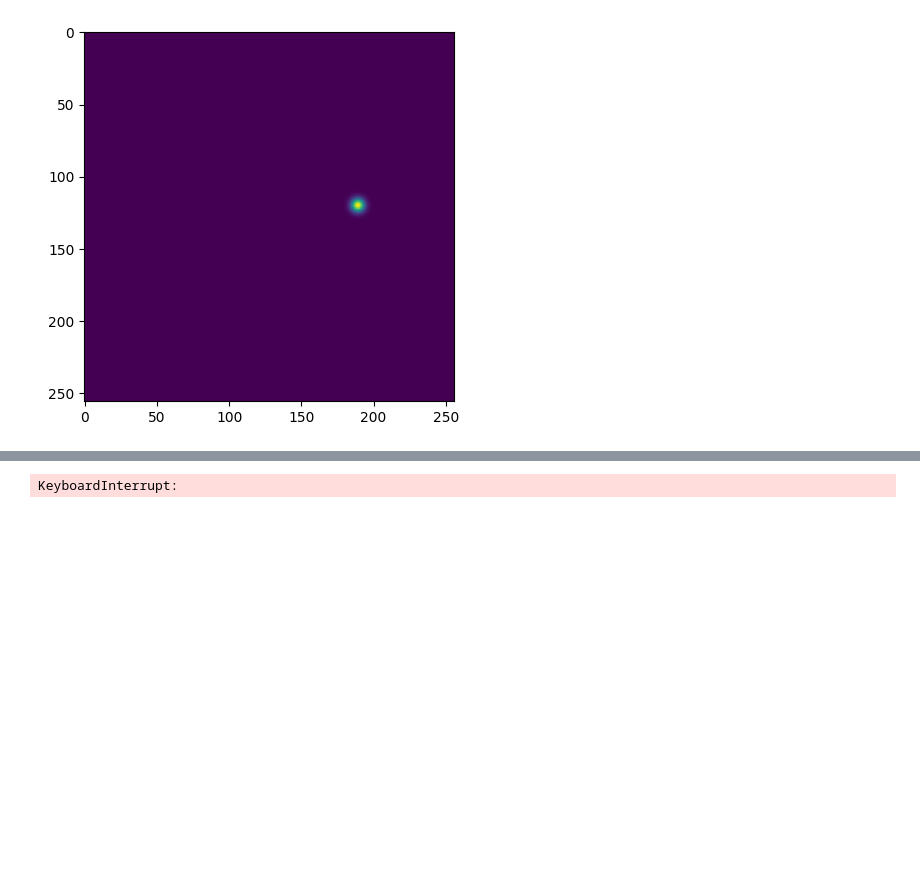
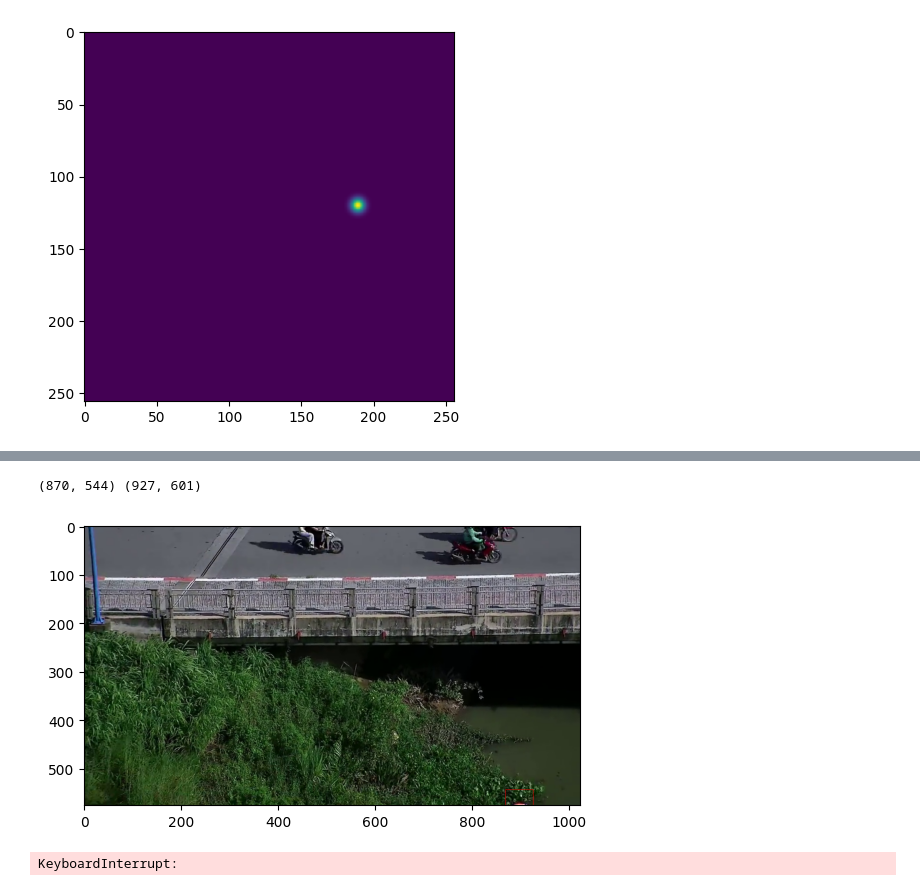
Before and after one commit to MinhDucNguyen9705/AeroEyes, a Jupyter notebook: data_pipeline.ipynb, the cells around one changed output, grey strips where cells are left out. Saved outputs shown, nothing was run; the diff lists cells and outputs as text; code cells hidden in the pictures; blank space fills up the shorter version.

```diff
--- a/data_pipeline.ipynb
+++ b/data_pipeline.ipynb
@@ -1037,3 +1363,40 @@ plt.imshow(density)
+# %%
+from scipy import spatial as ss
+
+Img_data = frame
+ori_Img_data = frame.copy()
+
+'''generate sigma'''
+pts = np.array(list(zip(np.nonzero(kpoint)[1], np.nonzero(kpoint)[0])))
+leafsize = 2048
+# build kdtree
+tree = ss.KDTree(pts.copy(), leafsize=leafsize)
+
+distances, locations = tree.query(pts, k=10)
+for index, pt in enumerate(pts):
+    # print('point:', pt)
+    pt2d = np.zeros(kpoint.shape, dtype=np.float32)
+    pt2d[pt[1], pt[0]] = 1.
+    if np.sum(kpoint) > 1:
+        sigma = (distances[index][1] + distances[index][2] + distances[index][3]) * 0.1
+    else:
+        sigma = np.average(np.array(kpoint.shape)) / 2. / 2.  # case: 1 point
+        # print('only one point, sigma:', sigma)
+    sigma = min(sigma, min(Img_data.shape[0], Img_data.shape[1]) * 0.05)
+    # print('sigma:', sigma)
+
+    if sigma < 6:
+        t = 2
+    else:
+        t = 2
+    print((int(pt[0] - sigma), int(pt[1] - sigma)),
+                             (int(pt[0] + sigma), int(pt[1] + sigma)))
+    Img_data = cv2.rectangle(Img_data, (int(pt[0] - sigma), int(pt[1] - sigma)),
+                             (int(pt[0] + sigma), int(pt[1] + sigma)), (0, 0, 255), 1)
+    plt.imshow(cv2.cvtColor(Img_data, cv2.COLOR_BGR2RGB))
+# %% [output]
+(870, 544) (927, 601)
+[figure, added]
 # %%
 num_frames = 30
 batch = next(iter(train_dataloader))
```
Also changed, not shown: parts of 26 cells of this notebook, 10 other files.
